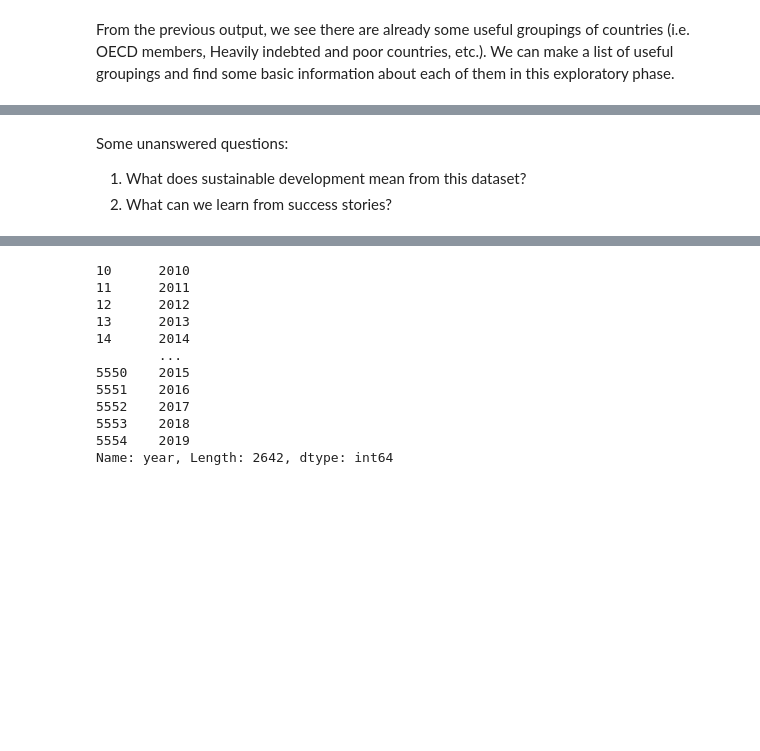
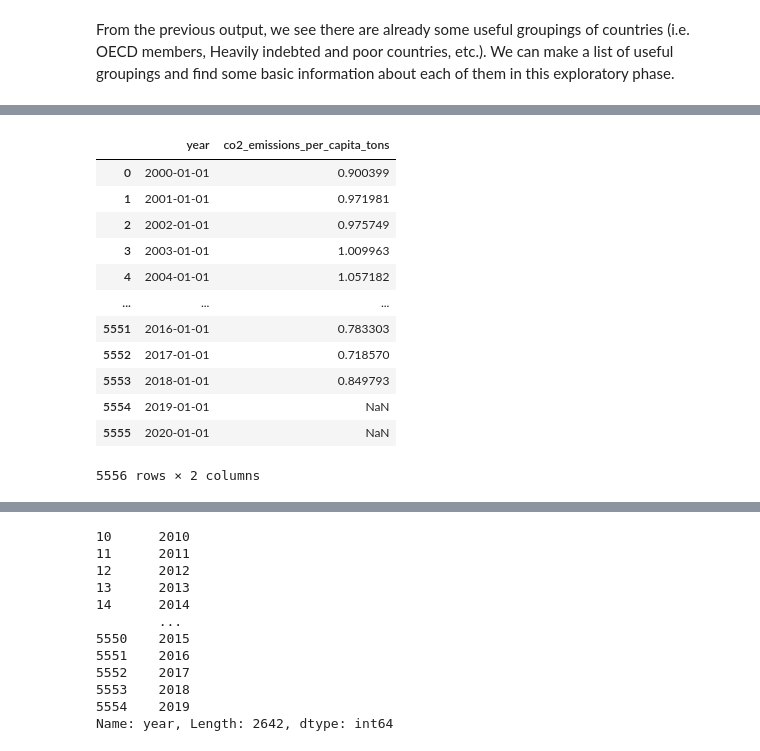
Before and after one commit to ruizhuu/development-emissions, a Jupyter notebook: main.ipynb, the cells around one changed output, grey strips where cells are left out. Drawn from its saved outputs; the diff is of its cells as text; code cells hidden in the pictures; blank space fills up the shorter version.

```diff
--- a/main.ipynb
+++ b/main.ipynb
@@ -95,7 +116,3 @@ Here are some preliminary questions for research:
-# %% [markdown]
-Some unanswered questions:
-1. What does sustainable development mean from this dataset?
-2. What can we learn from success stories?
 # %%
 regions = ['Africa Eastern and Southern', 'Africa Western and Central',
        'Arab World', 'Central Europe and the Baltics',
@@ -115,3 +132,19 @@ income = ['Heavily indebted poor countries (HIPC)',
        'Least developed countries: UN classification', 'Low income',
        'Lower middle income', 'Low & middle income',
        'Middle income', 'Upper middle income', 'World']
+# %%
+large_df[["year", "co2_emissions_per_capita_tons"]]
+# %% [output]
+|  | year | co2_emissions_per_capita_tons |
+| 0 | 2000-01-01 | 0.900399 |
+| 1 | 2001-01-01 | 0.971981 |
+| 2 | 2002-01-01 | 0.975749 |
+| 3 | 2003-01-01 | 1.009963 |
+| 4 | 2004-01-01 | 1.057182 |
+| ... | ... | ... |
+| 5551 | 2016-01-01 | 0.783303 |
+| 5552 | 2017-01-01 | 0.718570 |
+| 5553 | 2018-01-01 | 0.849793 |
+| 5554 | 2019-01-01 | NaN |
+| 5555 | 2020-01-01 | NaN |
+5556 rows × 2 columns
```
Also changed, not shown: parts of 10 cells of this notebook.
